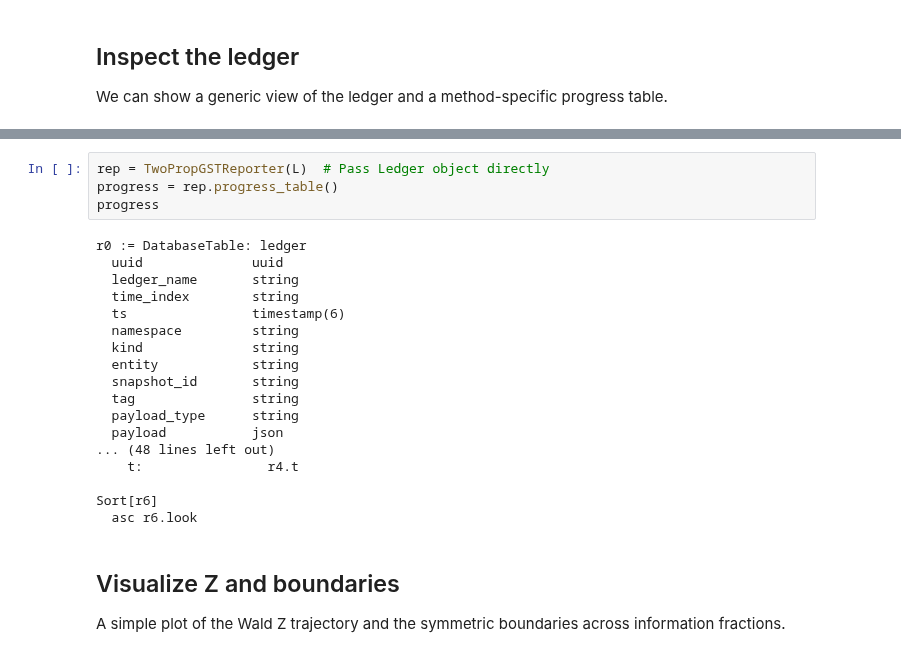
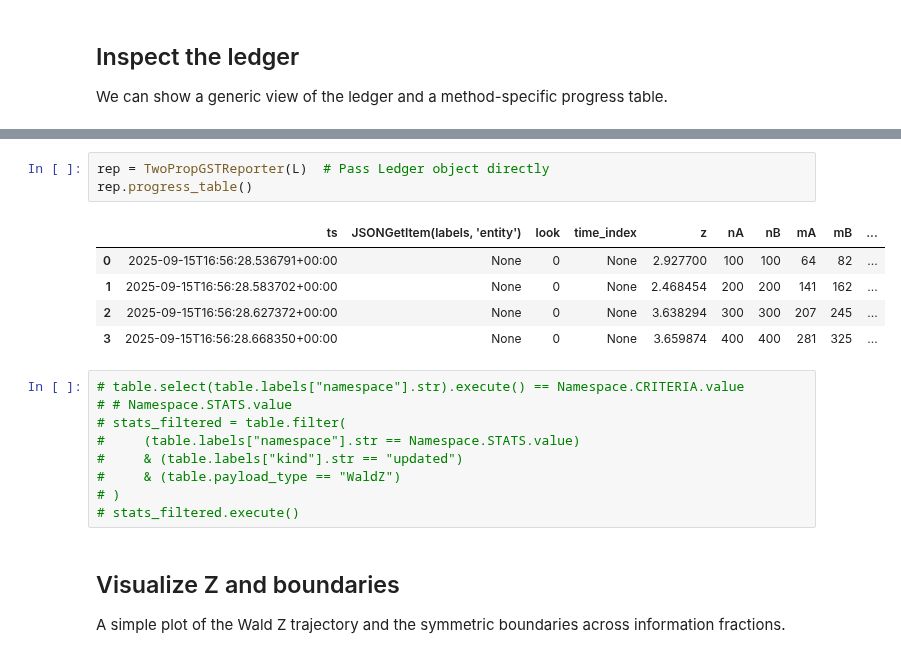
Before and after one commit to early-sign/EarlySign, a Jupyter notebook: docs/source/tutorial/001_AB_testing.ipynb, the cells around one changed output, grey strips where cells are left out. Drawn from its saved outputs; the diff is of its cells as text.

Commit message:
Update ledger usages

```diff
--- a/docs/source/tutorial/001_AB_testing.ipynb
+++ b/docs/source/tutorial/001_AB_testing.ipynb
@@ -199,25 +226,21 @@ display(gen_counts)
 # %%
 rep = TwoPropGSTReporter(L)  # Pass Ledger object directly
-progress = rep.progress_table()
-progress
+rep.progress_table()
 # %% [output]
-r0 := DatabaseTable: ledger
-  uuid              uuid
-  ledger_name       string
-  time_index        string
-  ts                timestamp(6)
-  namespace         string
-  kind              string
-  entity            string
-  snapshot_id       string
-  tag               string
-  payload_type      string
-  payload           json
-... (48 lines left out)
-    t:                r4.t
-
-Sort[r6]
-  asc r6.look
+|  | ts | JSONGetItem(labels, 'entity') | look | time_index | z | nA | nB | mA | mB | ... |
+| 0 | 2025-09-15T16:56:28.536791+00:00 | None | 0 | None | 2.927700 | 100 | 100 | 64 | 82 | ... |
+| 1 | 2025-09-15T16:56:28.583702+00:00 | None | 0 | None | 2.468454 | 200 | 200 | 141 | 162 | ... |
+| 2 | 2025-09-15T16:56:28.627372+00:00 | None | 0 | None | 3.638294 | 300 | 300 | 207 | 245 | ... |
+| 3 | 2025-09-15T16:56:28.668350+00:00 | None | 0 | None | 3.659874 | 400 | 400 | 281 | 325 | ... |
+# %%
+# table.select(table.labels["namespace"].str).execute() == Namespace.CRITERIA.value
+# # Namespace.STATS.value
+# stats_filtered = table.filter(
+#     (table.labels["namespace"].str == Namespace.STATS.value)
+#     & (table.labels["kind"].str == "updated")
+#     & (table.payload_type == "WaldZ")
+# )
+# stats_filtered.execute()
 # %% [markdown]
 ## Visualize Z and boundaries
 A simple plot of the Wald Z trajectory and the symmetric boundaries across information fractions.
```
Also changed, not shown: parts of 4 cells of this notebook, 12 other files.
